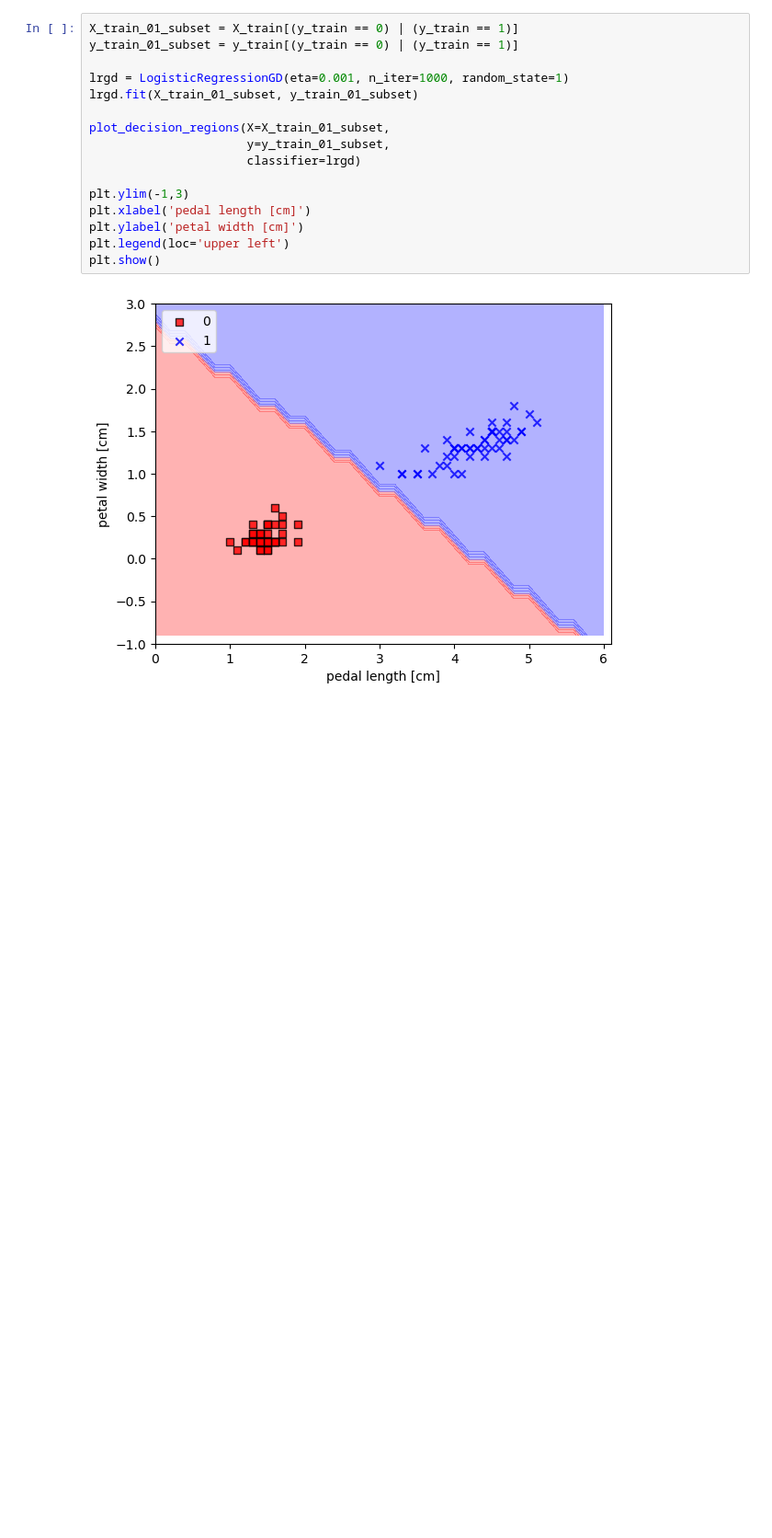
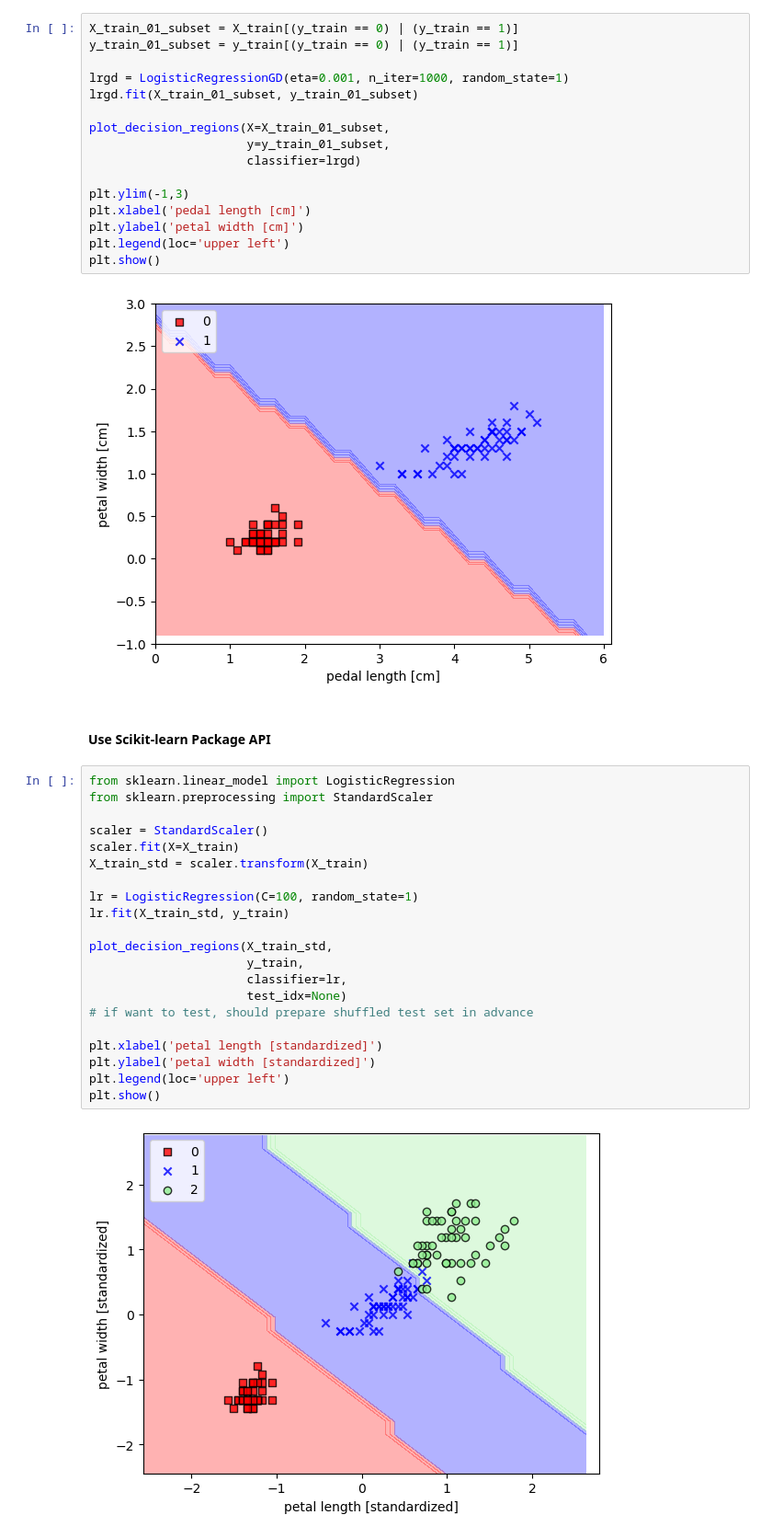
Before and after one commit to shirley430316/machine-learning, a Jupyter notebook: ch3-logistic-regression.ipynb, the cells around one changed output. Shown at 92% size. Drawn from its saved outputs; the diff is of its cells as text; blank space fills up the shorter version.

Commit message:
Complete logistic-regression learning

```diff
--- a/ch3-logistic-regression.ipynb
+++ b/ch3-logistic-regression.ipynb
@@ -143,3 +143,28 @@ plt.legend(loc='upper left')
 plt.show()
 # %% [output]
 [figure]
+# %% [markdown]
+#### Use Scikit-learn Package API
+# %%
+from sklearn.linear_model import LogisticRegression
+from sklearn.preprocessing import StandardScaler
+
+scaler = StandardScaler()
+scaler.fit(X=X_train)
+X_train_std = scaler.transform(X_train)
+
+lr = LogisticRegression(C=100, random_state=1)
+lr.fit(X_train_std, y_train)
+
+plot_decision_regions(X_train_std,
+                      y_train,
+                      classifier=lr,
+                      test_idx=None)
+# if want to test, should prepare shuffled test set in advance
+
+plt.xlabel('petal length [standardized]')
+plt.ylabel('petal width [standardized]')
+plt.legend(loc='upper left')
+plt.show()
+# %% [output]
+[figure, added]
```
Also changed, not shown: parts of 3 cells of this notebook.
